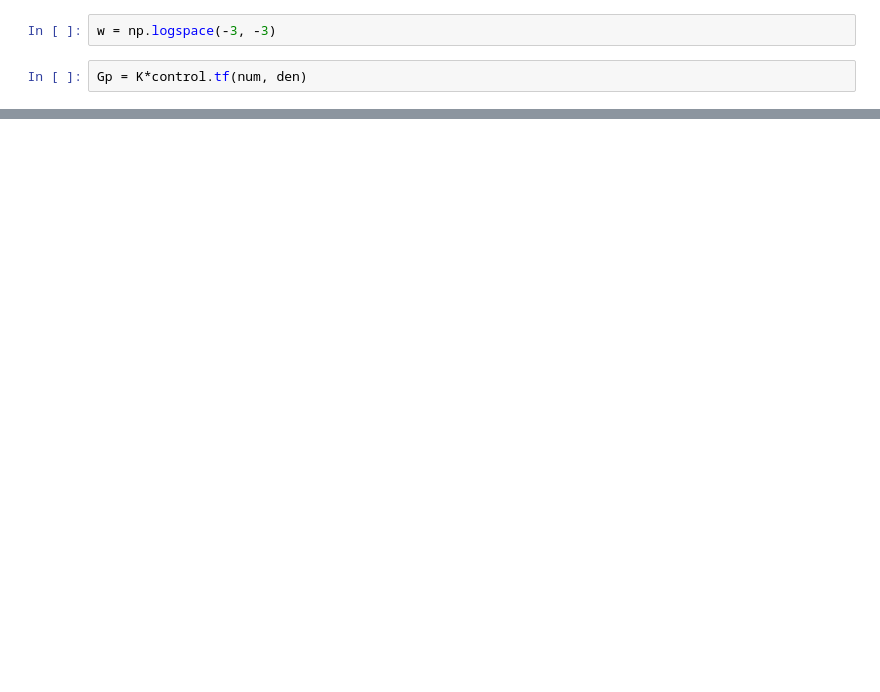
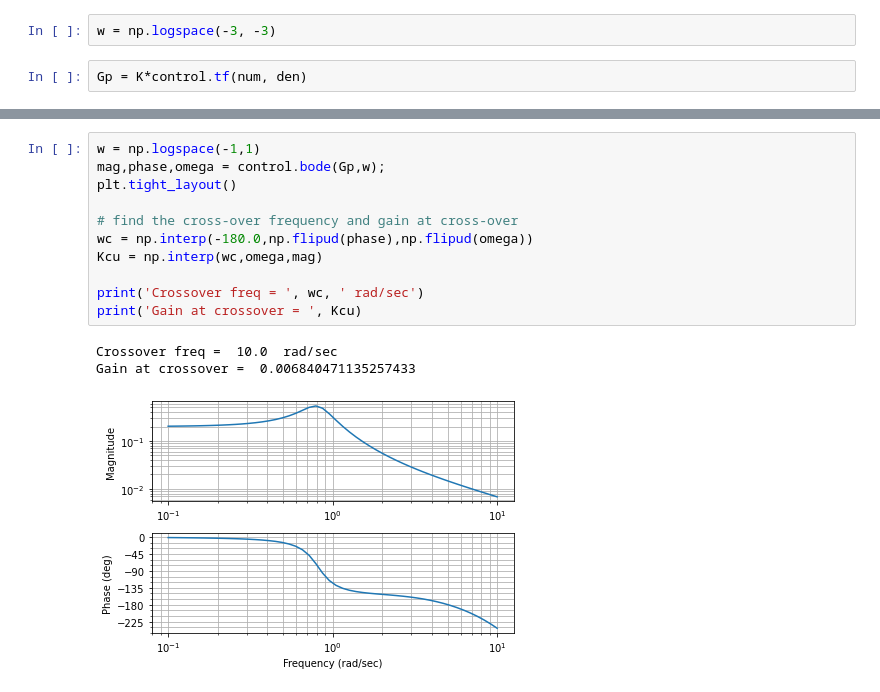
Before and after one commit to lcupertino/controlAnalysis, a Jupyter notebook: bode_diagram.ipynb, the cells around one changed output, grey strips where cells are left out. Cells and saved outputs as stored; diff of their text form; blank space fills up the shorter version.

```diff
--- a/bode_diagram.ipynb
+++ b/bode_diagram.ipynb
@@ -26,0 +71,15 @@ magnitude, phase, omega = control.bode(Gp)
+# %%
+w = np.logspace(-1,1)
+mag,phase,omega = control.bode(Gp,w);
+plt.tight_layout()
+
+# find the cross-over frequency and gain at cross-over
+wc = np.interp(-180.0,np.flipud(phase),np.flipud(omega))
+Kcu = np.interp(wc,omega,mag)
+
+print('Crossover freq = ', wc, ' rad/sec')
+print('Gain at crossover = ', Kcu)
+# %% [output]
+Crossover freq =  10.0  rad/sec
+Gain at crossover =  0.006840471135257433
+[figure, added]
```
Also changed, not shown: parts of 9 cells of this notebook, 1 other file.
